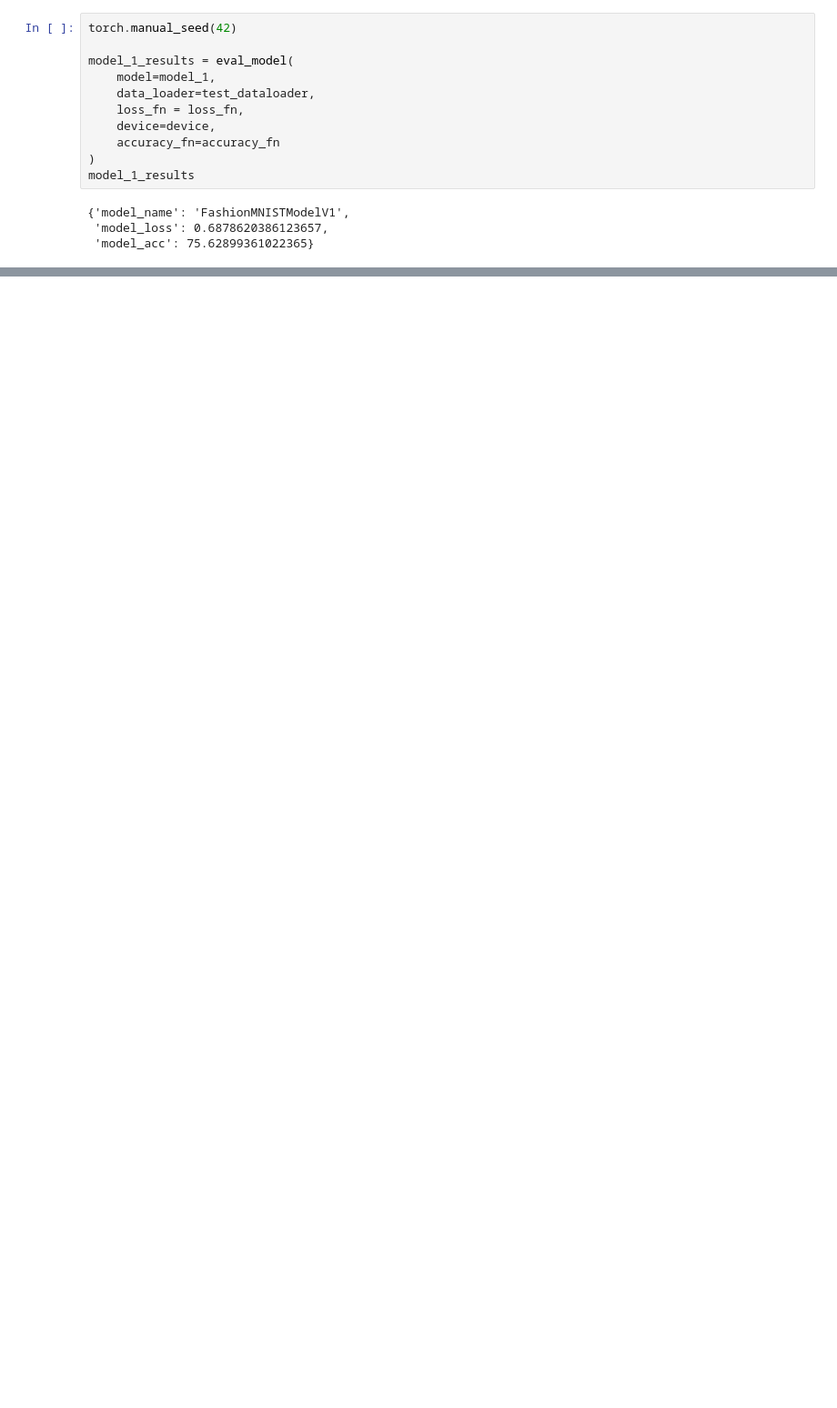
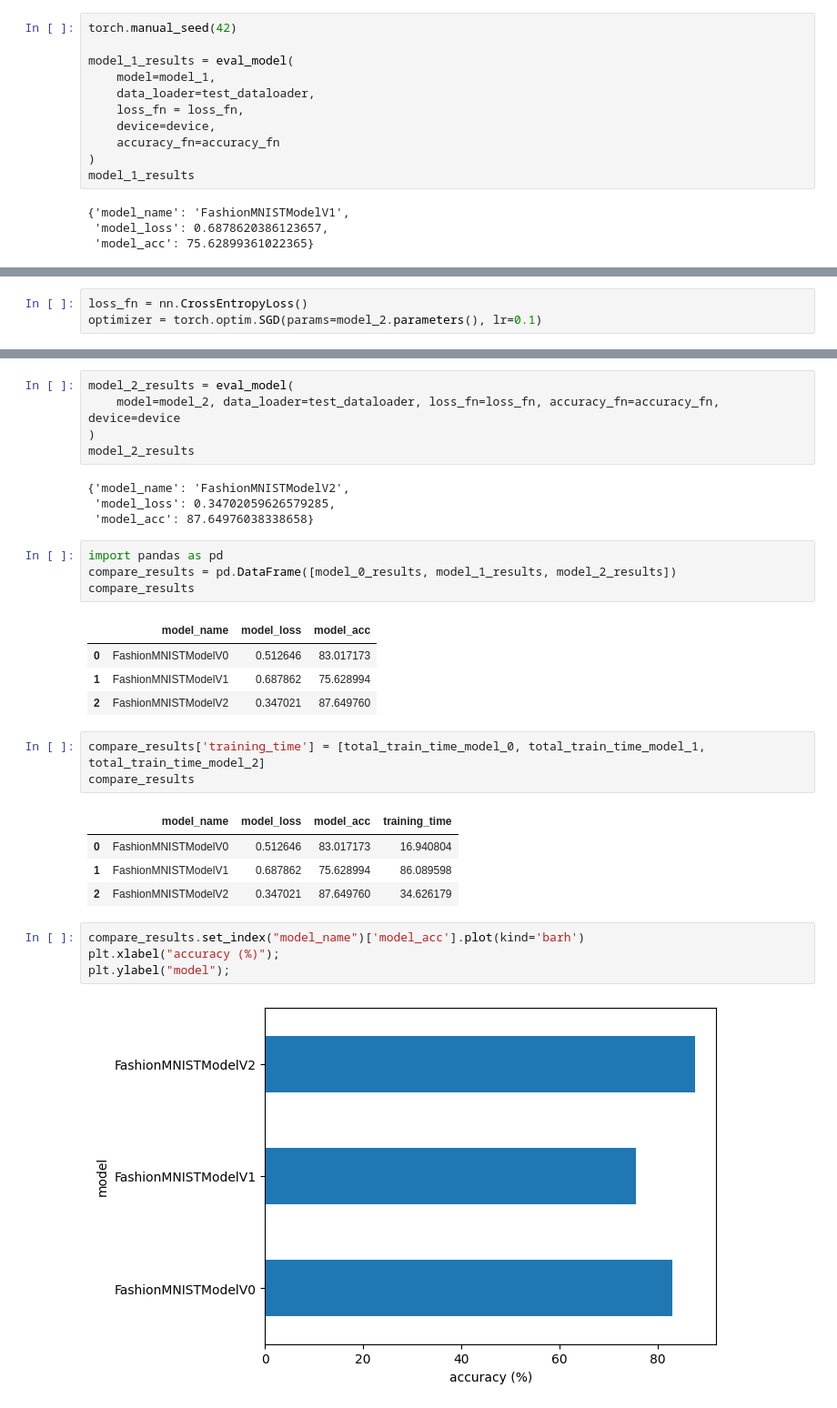
Before and after one commit to spicyneutrino/learn-pytorch, a Jupyter notebook: chapter-3/lesson-code.ipynb, the cells around one changed output, grey strips where cells are left out. Shown at 91% size. Drawn from its saved outputs; the diff is of its cells as text; blank space fills up the shorter version.

```diff
--- a/chapter-3/lesson-code.ipynb
+++ b/chapter-3/lesson-code.ipynb
@@ -481,0 +723,3 @@ model_1_results
+# %%
+loss_fn = nn.CrossEntropyLoss()
+optimizer = torch.optim.SGD(params=model_2.parameters(), lr=0.1)
@@ -481,0 +777,32 @@ model_1_results
+# %%
+model_2_results = eval_model(
+    model=model_2, data_loader=test_dataloader, loss_fn=loss_fn, accuracy_fn=accuracy_fn, device=device
+)
+model_2_results
+# %% [output]
+{'model_name': 'FashionMNISTModelV2',
+ 'model_loss': 0.34702059626579285,
+ 'model_acc': 87.64976038338658}
+# %%
+import pandas as pd
+compare_results = pd.DataFrame([model_0_results, model_1_results, model_2_results])
+compare_results
+# %% [output]
+|  | model_name | model_loss | model_acc |
+| 0 | FashionMNISTModelV0 | 0.512646 | 83.017173 |
+| 1 | FashionMNISTModelV1 | 0.687862 | 75.628994 |
+| 2 | FashionMNISTModelV2 | 0.347021 | 87.649760 |
+# %%
+compare_results['training_time'] = [total_train_time_model_0, total_train_time_model_1, total_train_time_model_2]
+compare_results
+# %% [output]
+|  | model_name | model_loss | model_acc | training_time |
+| 0 | FashionMNISTModelV0 | 0.512646 | 83.017173 | 16.940804 |
+| 1 | FashionMNISTModelV1 | 0.687862 | 75.628994 | 86.089598 |
+| 2 | FashionMNISTModelV2 | 0.347021 | 87.649760 | 34.626179 |
+# %%
+compare_results.set_index("model_name")['model_acc'].plot(kind='barh')
+plt.xlabel("accuracy (%)");
+plt.ylabel("model");
+# %% [output]
+[figure, added]
```
Also changed, not shown: parts of 34 cells of this notebook, 1 other file.
